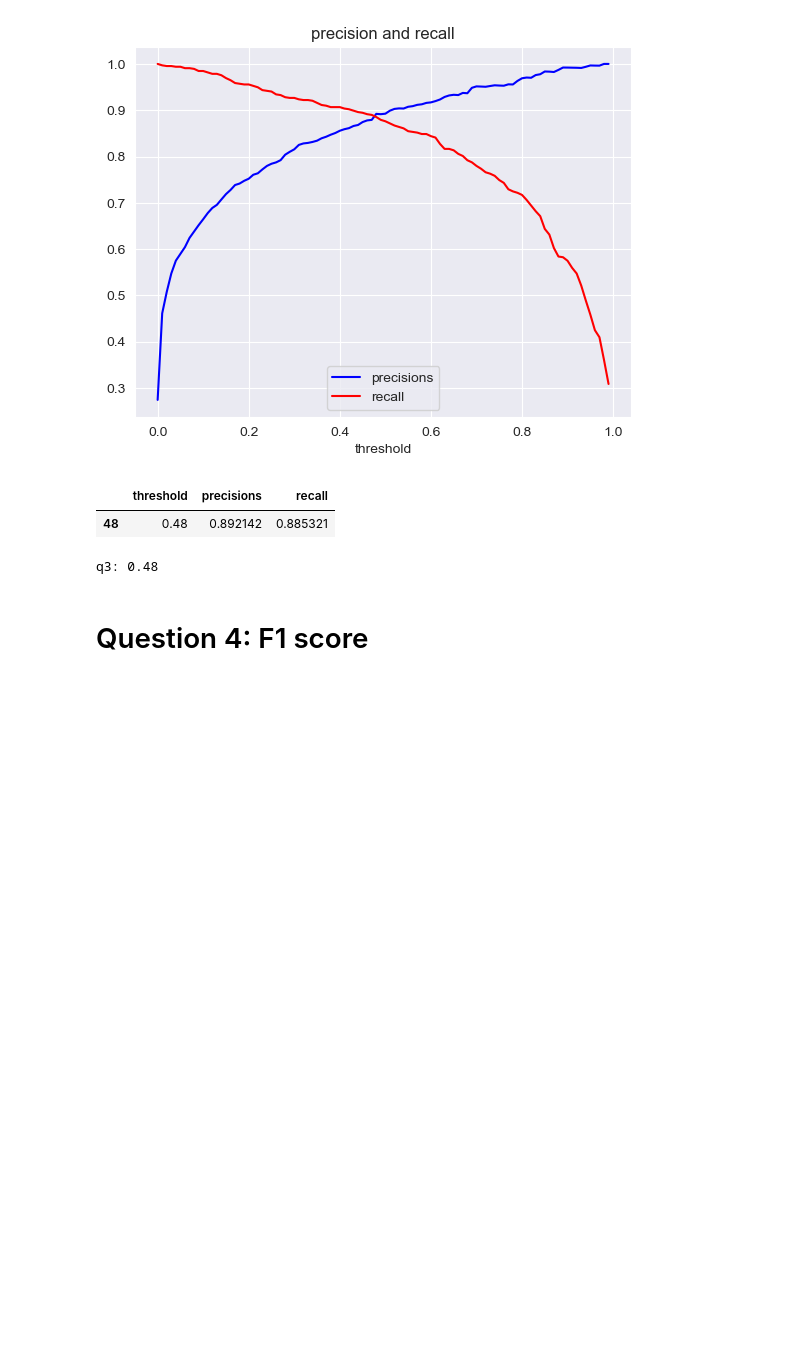
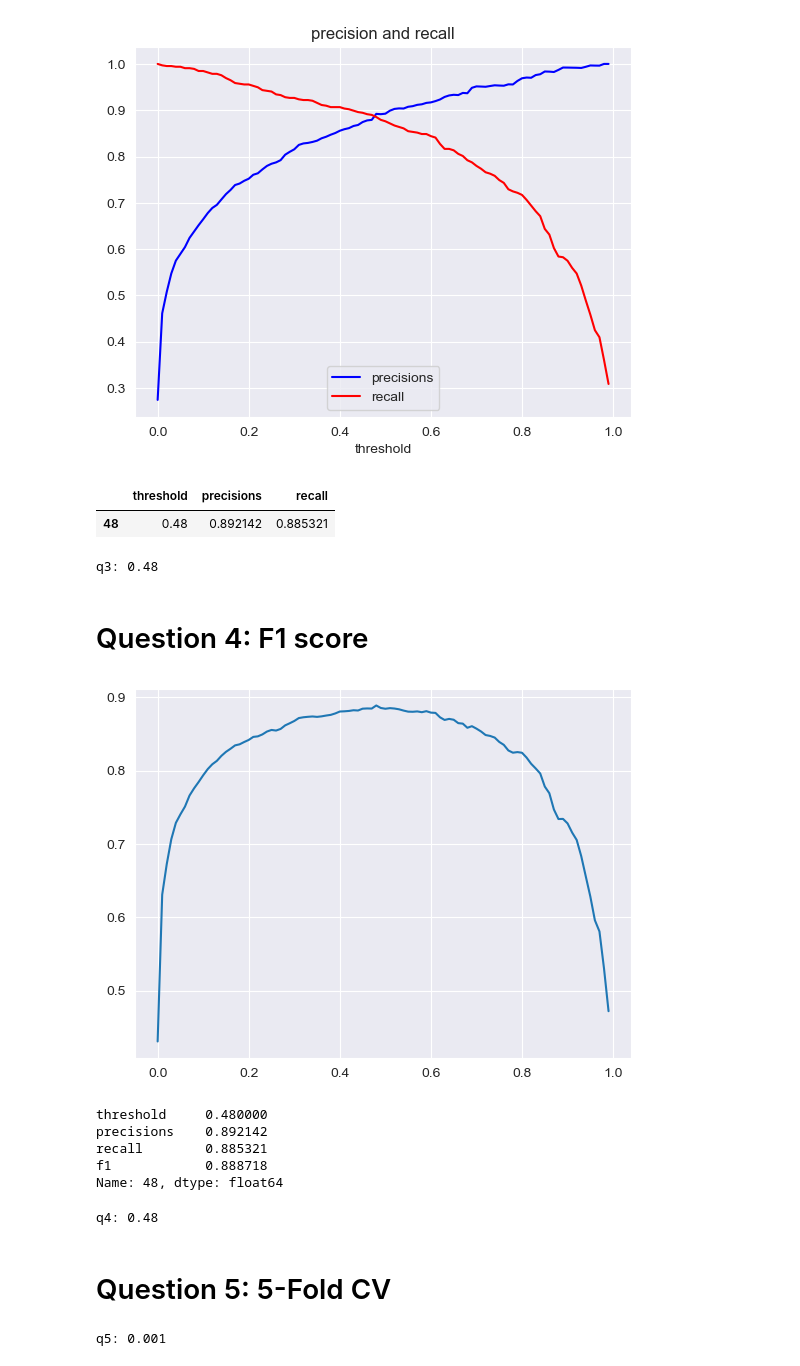
Before and after one commit to shayansm2/ML-zoomcamp-playground, a Jupyter notebook: week4/hw4.ipynb, the cells around one changed output. Cells and saved outputs as stored; diff of their text form; code cells hidden in the pictures; blank space fills up the shorter version.

```diff
--- a/week4/hw4.ipynb
+++ b/week4/hw4.ipynb
@@ -22,6 +22,12 @@ df = df[columns]
 sanitize_string_columns_and_values(df)
 df.fillna(0, inplace=True)
 df['above_average'] = df['msrp'] > df.msrp.mean()
+df.drop(columns=['msrp'], inplace=True)
+# %%
+def remove_y_from_data(df: pd.DataFrame, y_name: str):
+    y = df[y_name].values
+    df.drop(columns=[y_name], inplace=True)
+    return y
 # %%
 from sklearn.model_selection import train_test_split
 
@@ -30,13 +36,9 @@ seed = 1
 df_train_full, df_test = train_test_split(df, test_size=0.2, random_state=seed)
 df_train, df_valid = train_test_split(df_train_full, test_size=0.25, random_state=seed)
 
-y_train = df_train.above_average.values
-y_valid = df_valid.above_average.values
-y_test = df_test.above_average.values
-
-df_train.drop(columns=['above_average', 'msrp'], inplace=True)
-df_valid.drop(columns=['above_average', 'msrp'], inplace=True)
-df_test.drop(columns=['above_average', 'msrp'], inplace=True)
+y_train = remove_y_from_data(df_train, 'above_average')
+y_valid = remove_y_from_data(df_valid, 'above_average')
+y_test = remove_y_from_data(df_test, 'above_average')
 # %% [markdown]
 # Question 1: ROC AUC feature importance
 # %%
@@ -83,10 +85,10 @@ def get_input(df: pd.DataFrame, encoder: DictVectorizer):
 from sklearn.linear_model import LogisticRegression
 
 
-def train(df, y) -> (LogisticRegression, DictVectorizer):
+def train(df, y, c=1) -> (LogisticRegression, DictVectorizer):
     encoder = get_encoder(df)
     x = get_input(df, encoder)
-    model = LogisticRegression(solver='liblinear', C=1.0, max_iter=1000)
+    model = LogisticRegression(solver='liblinear', C=c, max_iter=1000)
     model.fit(x, y)
     return model, encoder
 
@@ -160,3 +162,26 @@ print('q3: 0.48')
 q3: 0.48
 # %% [markdown]
 # Question 4: F1 score
+# %%
+precision = np.array(precisions)
+recall = np.array(recalls)
+f1 = (2 * precision * recall) / (precision + recall)
+plt.plot(thresholds, f1.tolist())
+plt.show()
+# %% [output]
+[figure, added]
+# %%
+precision_vs_recall['f1'] = f1
+precision_vs_recall.iloc[precision_vs_recall['f1'].idxmax()]
+# %% [output]
+threshold     0.480000
+precisions    0.892142
+recall        0.885321
+f1            0.888718
+Name: 48, dtype: float64
+# %%
+print('q4: 0.48')
+# %% [output]
+q4: 0.48
+# %% [markdown]
+# Question 5: 5-Fold CV
@@ -162,0 +204,5 @@ q3: 0.48
+# %%
+aucs = get_aucs_from_kfold()
+print('q5:', round(np.std(aucs), 3))
+# %% [output]
+q5: 0.001
```
Also changed, not shown: parts of 4 cells of this notebook.
